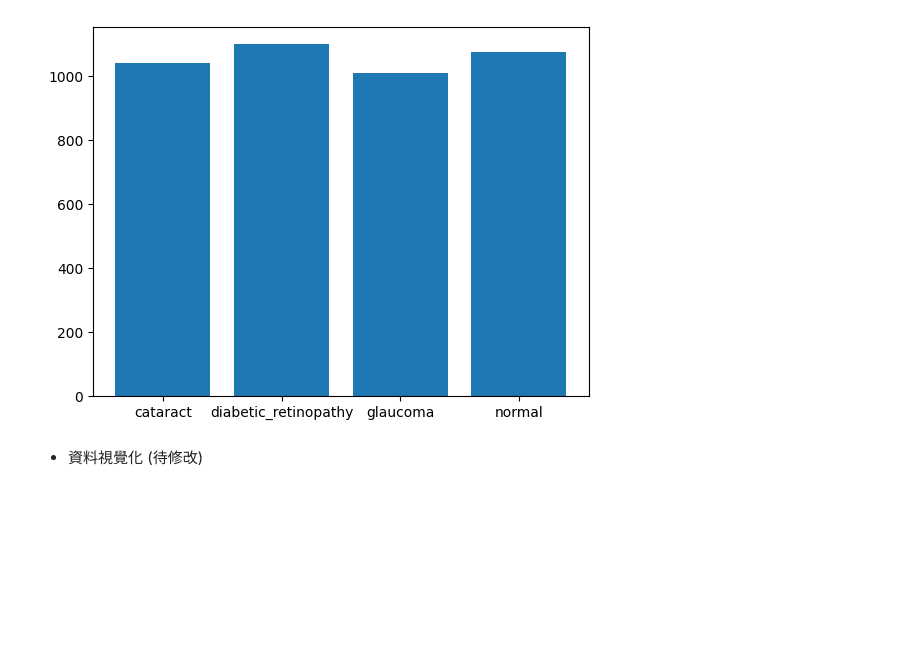
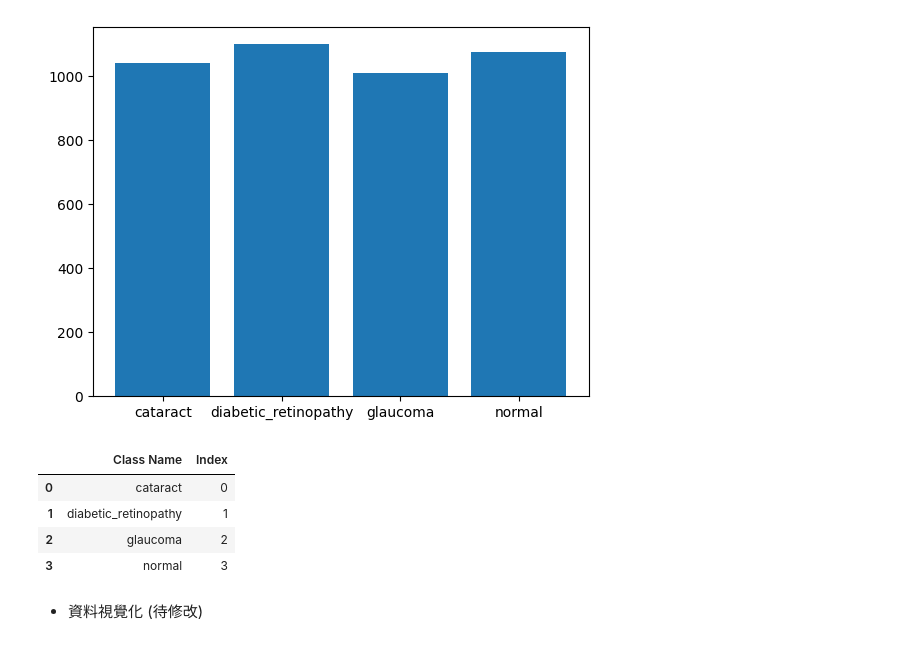
Before and after one commit to Annie00000/Project, a Jupyter notebook: 眼睛疾病判別.ipynb, the cells around one changed output. Drawn from its saved outputs; the diff is of its cells as text; code cells hidden in the pictures; blank space fills up the shorter version.

```diff
--- a/眼睛疾病判別.ipynb
+++ b/眼睛疾病判別.ipynb
@@ -246,6 +242,20 @@ plt.bar(range(len(class_names)), [values[i] for i in range(len(class_names))], t
 plt.show()
 # %% [output]
 [figure]
+# %%
+# 创建类别名称和索引的映射
+label_to_index = dict((name, index) for index, name in enumerate(data.class_names))
+# 将映射转换为适合DataFrame的格式
+label_index_pairs = list(label_to_index.items())
+# 创建DataFrame
+df_label_index = pd.DataFrame(label_index_pairs, columns=['Class Name', 'Index'])
+df_label_index
+# %% [output]
+|  | Class Name | Index |
+| 0 | cataract | 0 |
+| 1 | diabetic_retinopathy | 1 |
+| 2 | glaucoma | 2 |
+| 3 | normal | 3 |
 # %% [markdown]
 * 資料視覺化 (待修改)
 # %%
```
Also changed, not shown: parts of 8 cells of this notebook.
